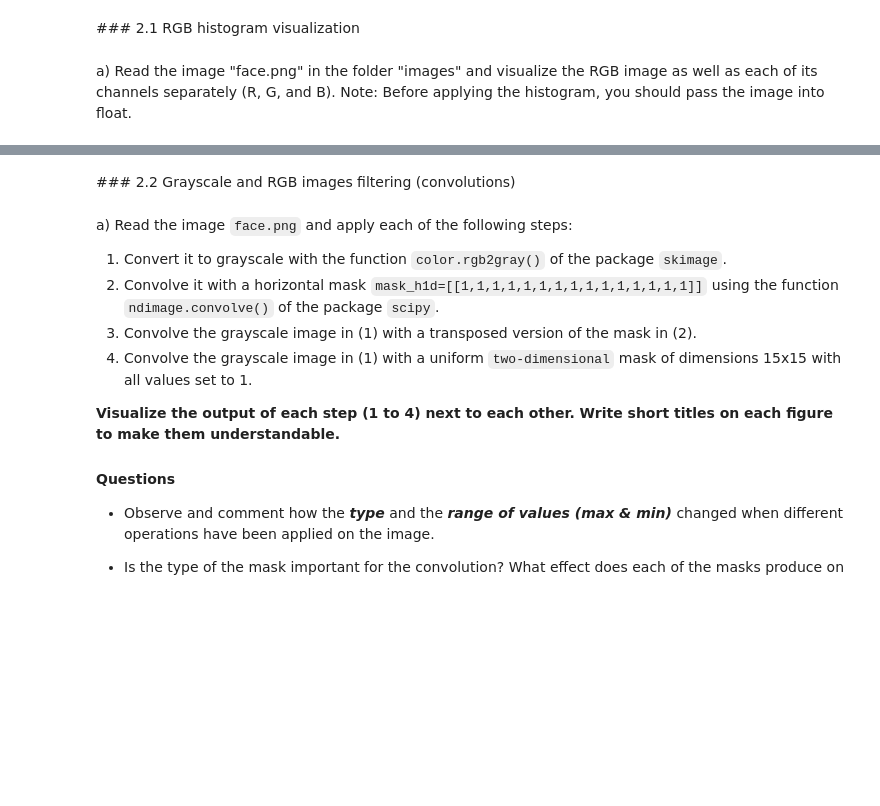
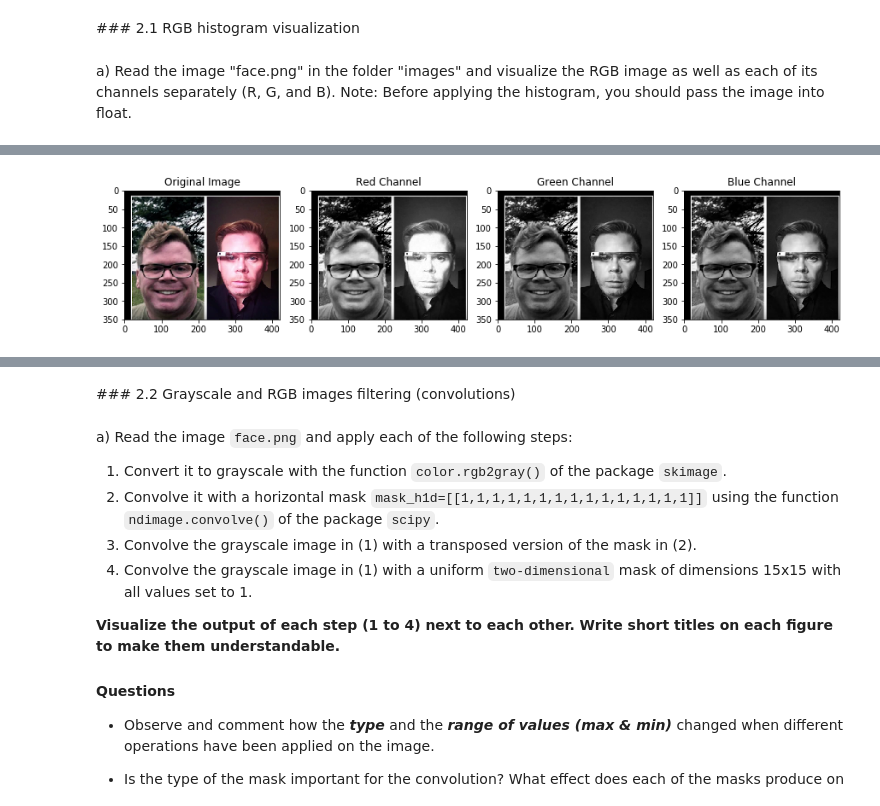
Before and after one commit to rsberrocal/VA_Practicas, a Jupyter notebook: Lab2/p2_2020-2021_2solve.ipynb, the cells around one changed output, grey strips where cells are left out. Cells and saved outputs as stored; diff of their text form; code cells hidden in the pictures; blank space fills up the shorter version.

```diff
--- a/Lab2/p2_2020-2021_2solve.ipynb
+++ b/Lab2/p2_2020-2021_2solve.ipynb
@@ -46,3 +41,39 @@ Note: Before applying the histogram, you should pass the image into float.
+# %%
+import numpy as np # useful for manipulating matrices
+from skimage import io # useful for image loading and saving
+from matplotlib import pyplot as plt # useful for plotting images on iPython or Jupyter Notebooks
+from skimage import exposure
+from skimage import img_as_float
+
+face = io.imread('images/face.png')
+face_red = face[:,:,0]
+face_green = face[:,:,1]
+face_blue = face[:,:,2]
+
+
+fig = plt.figure(figsize=(15,15))
+
+ax = fig.add_subplot(1,4,1)
+plt.imshow(face)
+ax.title.set_text("Original Image")
+
+ax = fig.add_subplot(1,4,2)
+plt.imshow(face_red,cmap="gray")
+ax.title.set_text("Red Channel")
+
+ax= fig.add_subplot(1,4,3)
+plt.imshow(face_green,cmap="gray")
+ax.title.set_text("Green Channel")
+
+ax= fig.add_subplot(1,4,4)
+plt.imshow(face_green,cmap="gray")
+ax.title.set_text("Blue Channel")
+
+
+# We pass the image into float using the img_as_float function
+face_float = img_as_float(face)
+# %% [output]
+[figure, added]
 # %% [markdown]
 b) Visualize the histogram of the image. What is the histogram representing for an image?
 The plotted histogram must accomplish these requirements (see image bellow as an example of histogram extraction):
```
Also changed, not shown: parts of 24 cells of this notebook, 1 other file.
